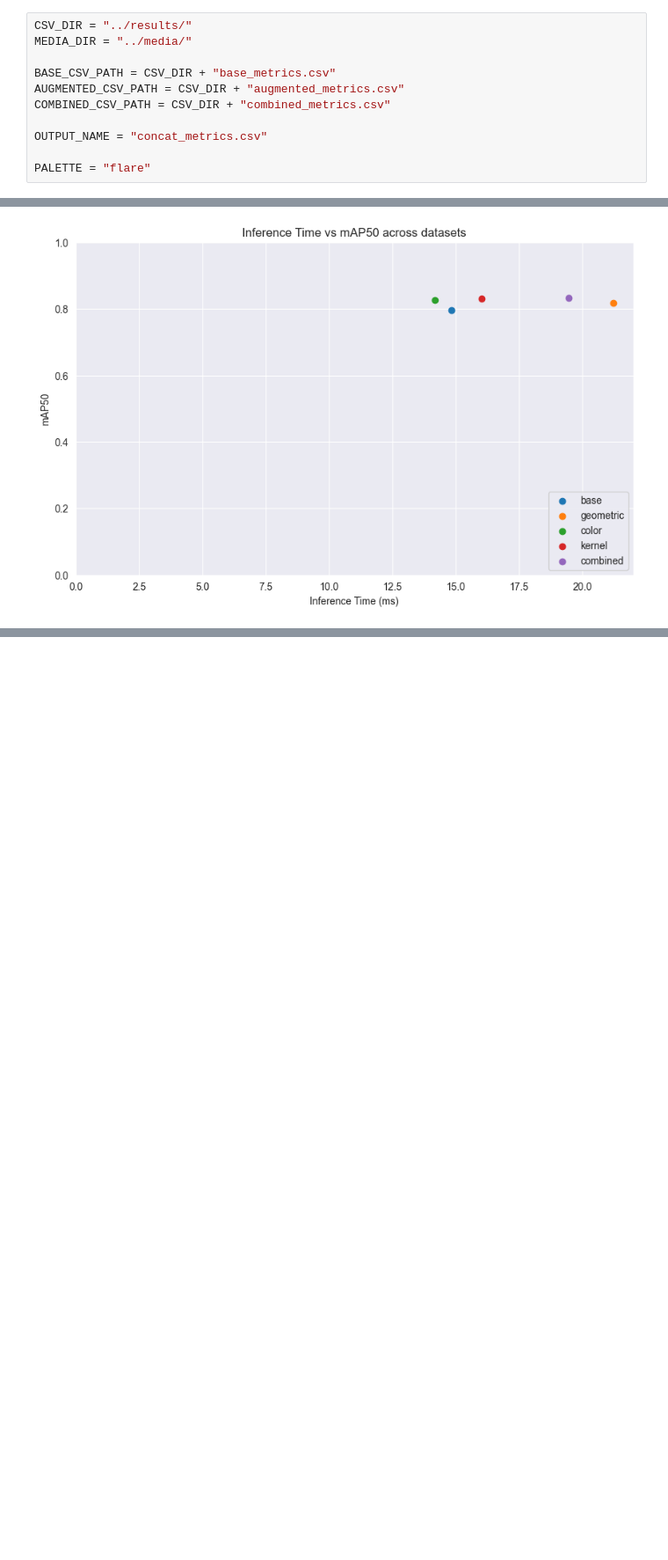
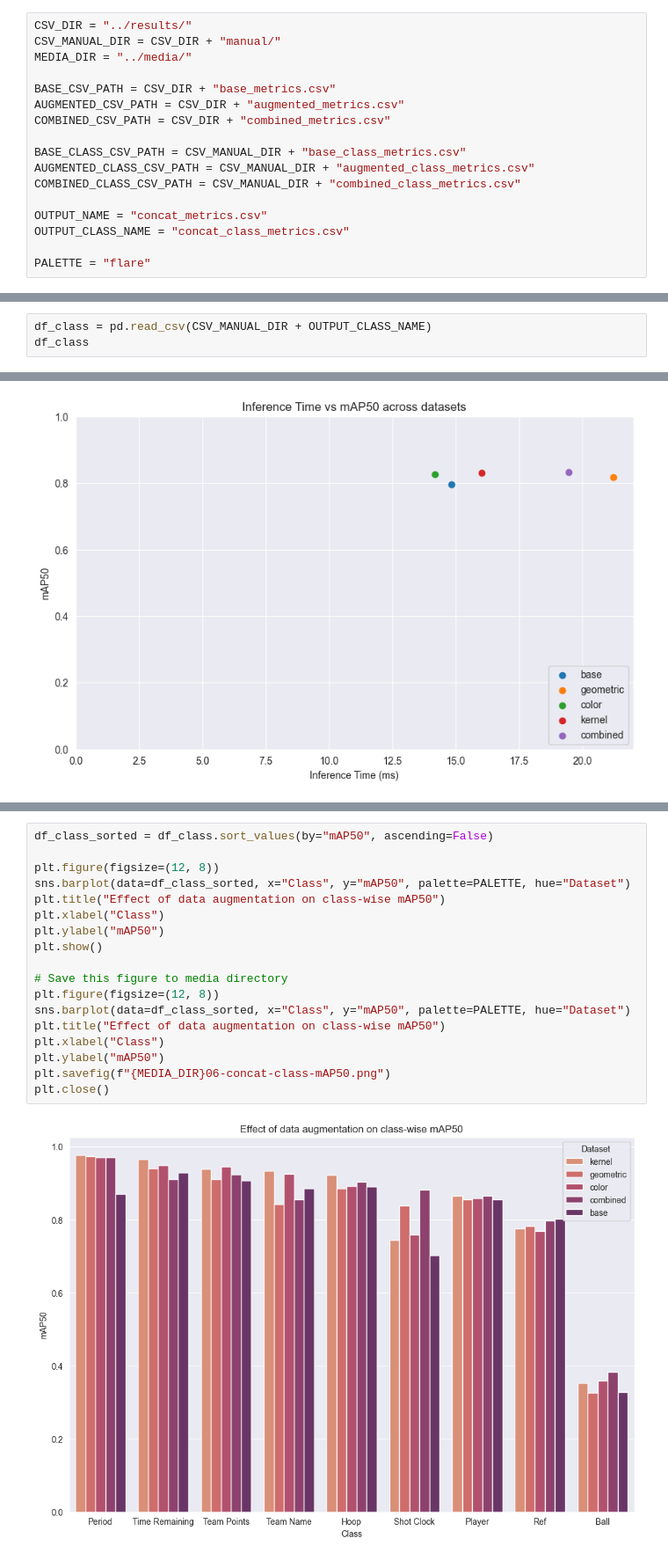
Before and after one commit to kyanamarckx/data-augmentation-detection-basketball, a Jupyter notebook: notebooks/06-concatCSV.ipynb, the cells around one changed output, grey strips where cells are left out. Shown at 88% size. Drawn from its saved outputs; the diff is of its cells as text; blank space fills up the shorter version.

Commit message:
update 06-concatCSV with plots and CSVs per class

```diff
--- a/notebooks/06-concatCSV.ipynb
+++ b/notebooks/06-concatCSV.ipynb
@@ -10,13 +10,19 @@ import matplotlib.pyplot as plt
 ## Predefined variables
 # %%
 CSV_DIR = "../results/"
+CSV_MANUAL_DIR = CSV_DIR + "manual/"
 MEDIA_DIR = "../media/"
 
 BASE_CSV_PATH = CSV_DIR + "base_metrics.csv"
 AUGMENTED_CSV_PATH = CSV_DIR + "augmented_metrics.csv"
 COMBINED_CSV_PATH = CSV_DIR + "combined_metrics.csv"
 
+BASE_CLASS_CSV_PATH = CSV_MANUAL_DIR + "base_class_metrics.csv"
+AUGMENTED_CLASS_CSV_PATH = CSV_MANUAL_DIR + "augmented_class_metrics.csv"
+COMBINED_CLASS_CSV_PATH = CSV_MANUAL_DIR + "combined_class_metrics.csv"
+
 OUTPUT_NAME = "concat_metrics.csv"
+OUTPUT_CLASS_NAME = "concat_class_metrics.csv"
 
 PALETTE = "flare"
 # %% [markdown]
@@ -44,3 +61,6 @@ df
 | 2 | color | 0.825424 | 0.514040 | 0.893439 | 0.761626 | 0.514040 | 4.632812 | 14.171652 | 7.045772 |
 | 3 | kernel | 0.830225 | 0.522289 | 0.844574 | 0.795967 | 0.522289 | 3.365828 | 16.027684 | 1.515616 |
 | 4 | combined | 0.832441 | 0.521009 | 0.849624 | 0.824090 | 0.521009 | 3.517272 | 19.465480 | 1.933252 |
+# %%
+df_class = pd.read_csv(CSV_MANUAL_DIR + OUTPUT_CLASS_NAME)
+df_class
@@ -244,0 +289,20 @@ plt.close()
+# %%
+df_class_sorted = df_class.sort_values(by="mAP50", ascending=False)
+
+plt.figure(figsize=(12, 8))
+sns.barplot(data=df_class_sorted, x="Class", y="mAP50", palette=PALETTE, hue="Dataset")
+plt.title("Effect of data augmentation on class-wise mAP50")
+plt.xlabel("Class")
+plt.ylabel("mAP50")
+plt.show()
+
+# Save this figure to media directory
+plt.figure(figsize=(12, 8))
+sns.barplot(data=df_class_sorted, x="Class", y="mAP50", palette=PALETTE, hue="Dataset")
+plt.title("Effect of data augmentation on class-wise mAP50")
+plt.xlabel("Class")
+plt.ylabel("mAP50")
+plt.savefig(f"{MEDIA_DIR}06-concat-class-mAP50.png")
+plt.close()
+# %% [output]
+[figure, added]
```
Also changed, not shown: parts of 16 cells of this notebook, 3 other files.
